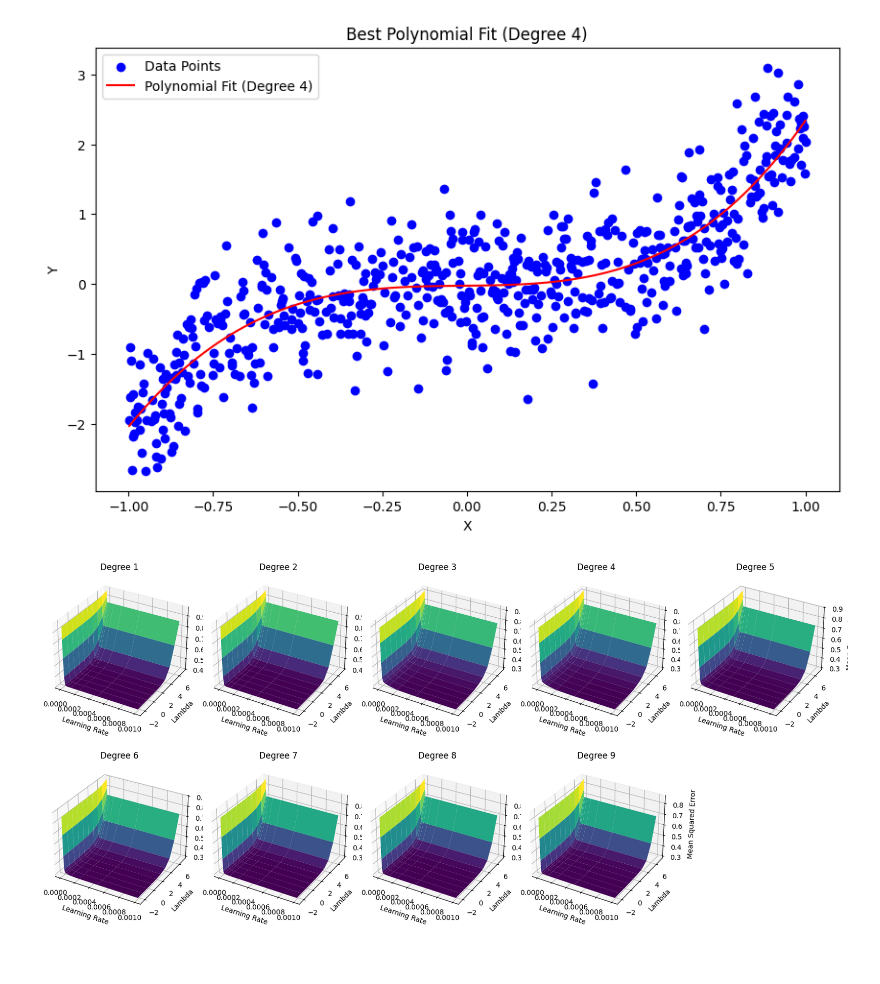
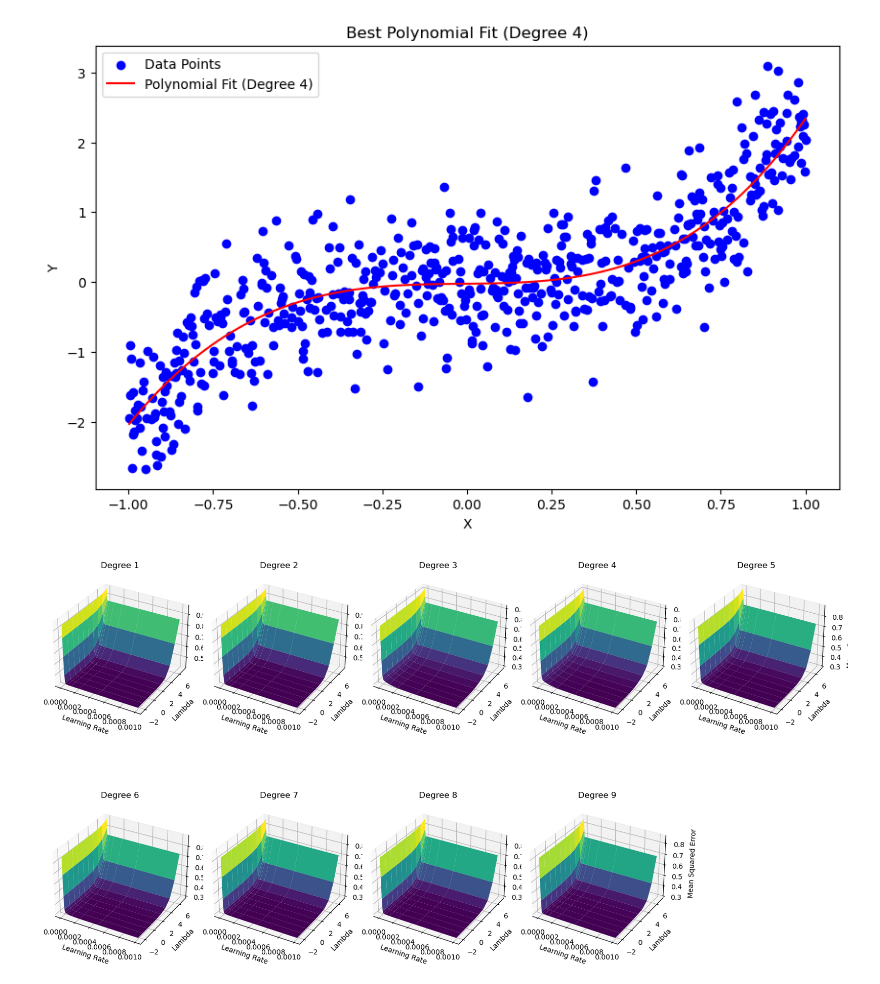
Before and after one commit to RastogiAdit/FODS-Assignment_1, a Jupyter notebook: Assignment-1.ipynb, the cells around one changed output. Cells and saved outputs as stored; diff of their text form; code cells hidden in the pictures; blank space fills up the shorter version.

```diff
--- a/Assignment-1.ipynb
+++ b/Assignment-1.ipynb
@@ -237,11 +242,11 @@ axes = axes.flatten()
 for deg in range(1, 10):
     ax = axes[deg - 1]
 
-    ax.plot(log_lambdas, all_total_error[deg], label='Test Error', color='purple', marker='d')
+    ax.plot(log_lambdas, all_total_error[deg], label='Total Error', color='purple', marker='d')
 
     ax.set_title(f'Degree {deg}')
     ax.set_xlabel('Log(Lambda)')
-    ax.set_ylabel('Test Error')
+    ax.set_ylabel('Total Error')
     ax.legend()
     ax.grid(True)
 
@@ -395,32 +400,32 @@ for i, deg in enumerate(degrees):
             w = np.zeros(deg + 1)
             w = gradient_descent_L2_vectorized(X_train_design, y_train, w, ln_lambda, learning_rate=lr, max_iter=500)
             mse_results[i, j, k] = compute_error_L2_vectorized(X_train_design, y_train, w)
 
 
 num_plots = len(degrees)
 rows = 2
 cols = int(np.ceil(num_plots / rows))
 
-fig, axes = plt.subplots(rows, cols, figsize=(16, 8), subplot_kw={'projection': '3d'})
+fig, axes = plt.subplots(rows, cols, figsize=(16, 10), subplot_kw={'projection': '3d'})
 
 axes = axes.ravel()
 
 for i, deg in enumerate(degrees):
     lr_mesh, lambda_mesh = np.meshgrid(learning_rates, log_lambdas)
     mse_mesh = mse_results[i]
 
     ax = axes[i]
     ax.plot_surface(lr_mesh, lambda_mesh, mse_mesh.T, cmap='viridis')
     ax.set_xlabel('Learning Rate')
     ax.set_ylabel('Lambda')
     ax.set_zlabel('Mean Squared Error')
     ax.set_title(f'Degree {deg}')
 
 
 for j in range(i + 1, rows * cols):
     fig.delaxes(axes[j])
 
 plt.tight_layout()
 plt.show()
 # %% [output]
-[figure, old version]
+[figure, new version]
```
Also changed, not shown: parts of 11 cells of this notebook, 4 other files.
